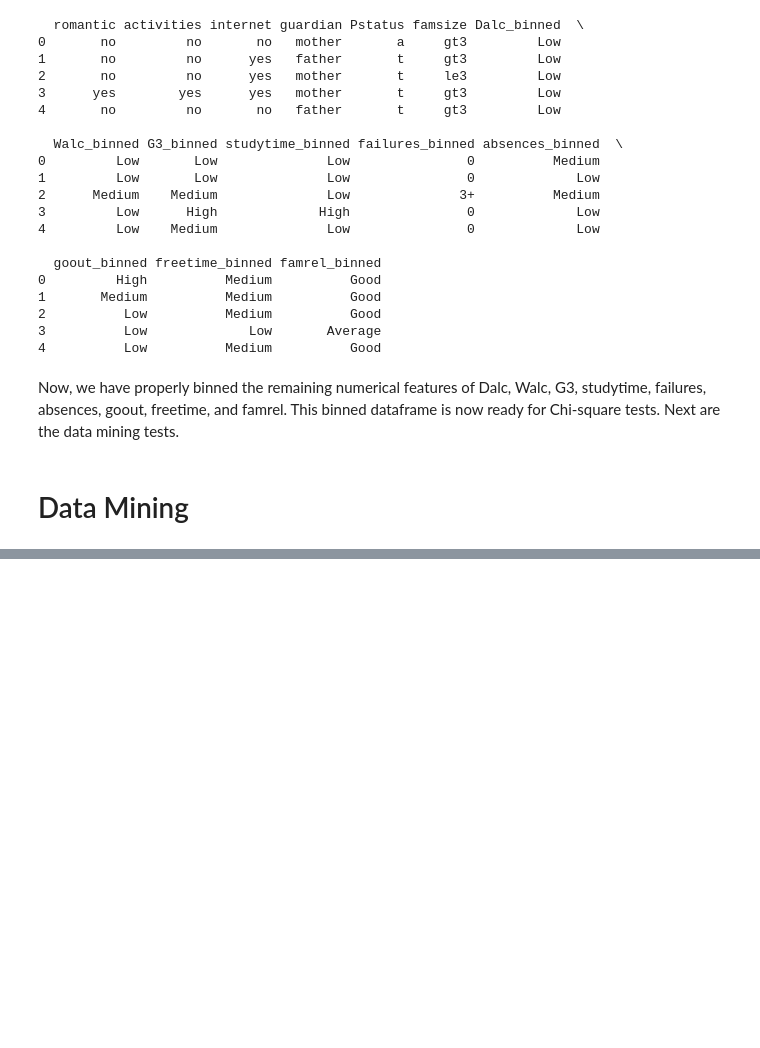
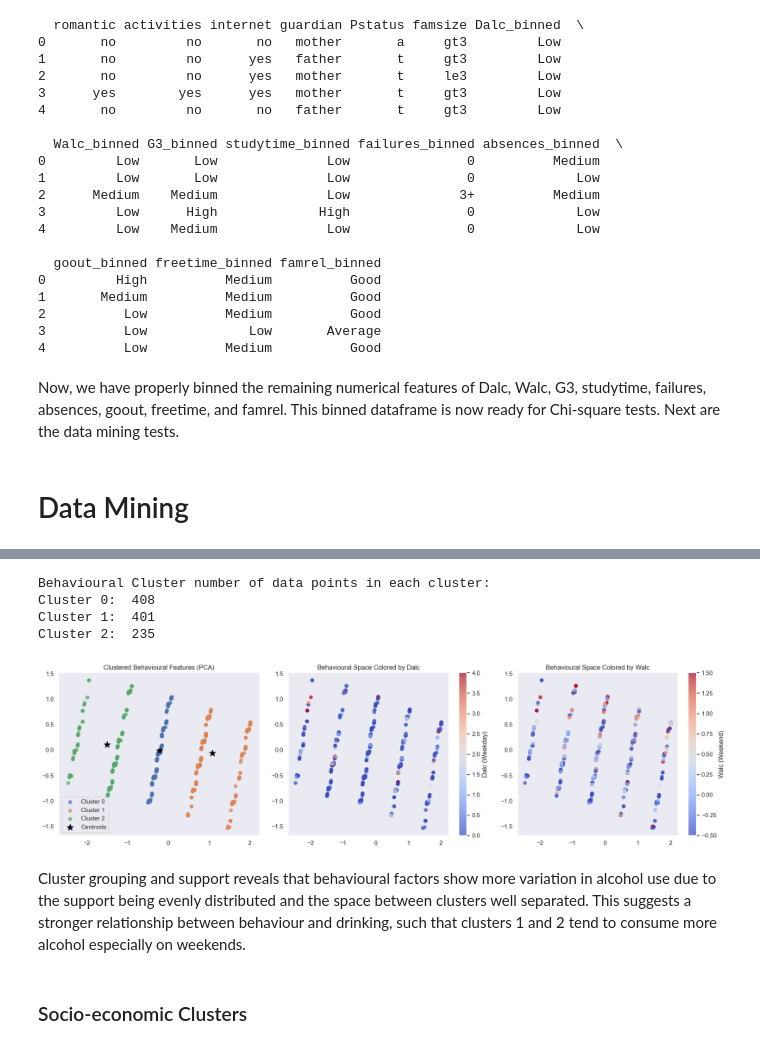
Before and after one commit to lonebono/CSMODEL, a Jupyter notebook: akbayanpartylistMCO.ipynb, the cells around one changed output, grey strips where cells are left out. Saved outputs shown, nothing was run; the diff lists cells and outputs as text; code cells hidden in the pictures; blank space fills up the shorter version.

```diff
--- a/akbayanpartylistMCO.ipynb
+++ b/akbayanpartylistMCO.ipynb
@@ -796,0 +899,5 @@ Now, we have properly binned the remaining numerical features of Dalc, Walc, G3,
+# %%
+kmeans_behavioural = KMeans(3, 0, len(behavioral_s_e_df.columns), 1044, behavioral_s_e_df)
+kmeans_behavioural.initialize_centroids(behavioral_s_e_df)
+behavioural_clusters = kmeans_behavioural.train(behavioral_s_e_df, 50)
+clustered_df['behavioural_cluster'] = behavioural_clusters
@@ -796,0 +912,65 @@ Now, we have properly binned the remaining numerical features of Dalc, Walc, G3,
+# %%
+print('Behavioural Cluster number of data points in each cluster:')
+print('Cluster 0: ', behavioural_clusters.loc[behavioural_clusters == 0].shape[0])
+print('Cluster 1: ', behavioural_clusters.loc[behavioural_clusters == 1].shape[0])
+print('Cluster 2: ', behavioural_clusters.loc[behavioural_clusters == 2].shape[0])
+# %% [output]
+Behavioural Cluster number of data points in each cluster:
+Cluster 0:  408
+Cluster 1:  401
+Cluster 2:  235
+# %%
+pca = PCA(n_components=2)
+behavioural_2d_df = pca.fit_transform(behavioral_s_e_df)
+
+behavioural_2d_df = pd.DataFrame(behavioural_2d_df, columns=['x', 'y'])
+behavioural_2d_df['cluster'] = behavioural_clusters
+behavioural_2d_df['Dalc'] = clustered_df['Dalc']
+behavioural_2d_df['Walc'] = clustered_df['Walc']
+
+centroids = behavioural_2d_df.groupby('cluster')[['x', 'y']].mean().reset_index()
+
+fig, axs = plt.subplots(1, 3, figsize=(18, 5))
+
+for label in sorted(behavioural_2d_df['cluster'].unique()):
+    subset = behavioural_2d_df[behavioural_2d_df['cluster'] == label]
+    axs[0].scatter(subset['x'], subset['y'], label=f'Cluster {label}', alpha=0.7)
+
+axs[0].scatter(
+    centroids['x'], centroids['y'],
+    c='black', marker='*', s=150, label='Centroids'
+)
+axs[0].set_title("Clustered Behavioural Features (PCA)")
+axs[0].legend()
+axs[0].grid()
+
+sc1 = axs[1].scatter(
+    behavioural_2d_df['x'],
+    behavioural_2d_df['y'],
+    c=behavioural_2d_df['Dalc'],
+    cmap='coolwarm',
+    alpha=0.7
+)
+axs[1].set_title('Behavioural Space Colored by Dalc')
+axs[1].grid()
+plt.colorbar(sc1, ax=axs[1], label='Dalc (Weekday)')
+
+sc2 = axs[2].scatter(
+    behavioural_2d_df['x'],
+    behavioural_2d_df['y'],
+    c=behavioural_2d_df['Walc'],
+    cmap='coolwarm',
+    alpha=0.7
+)
+axs[2].set_title('Behavioural Space Colored by Walc')
+axs[2].grid()
+plt.colorbar(sc2, ax=axs[2], label='Walc (Weekend)')
+
+plt.tight_layout()
+plt.show()
+# %% [output]
+[figure, added]
+# %% [markdown]
+Cluster grouping and support reveals that behavioural factors show more variation in alcohol use due to the support being evenly distributed and the space between clusters well separated. This suggests a stronger relationship between behaviour and drinking, such that clusters 1 and 2 tend to consume more alcohol especially on weekends.
+# %% [markdown]
+### Socio-economic Clusters
```
Also changed, not shown: parts of 52 cells of this notebook.
